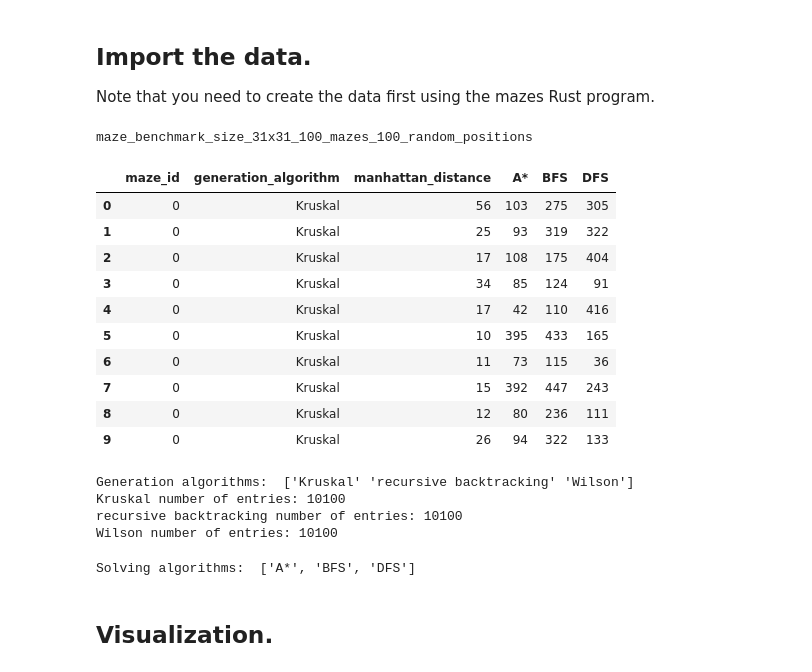
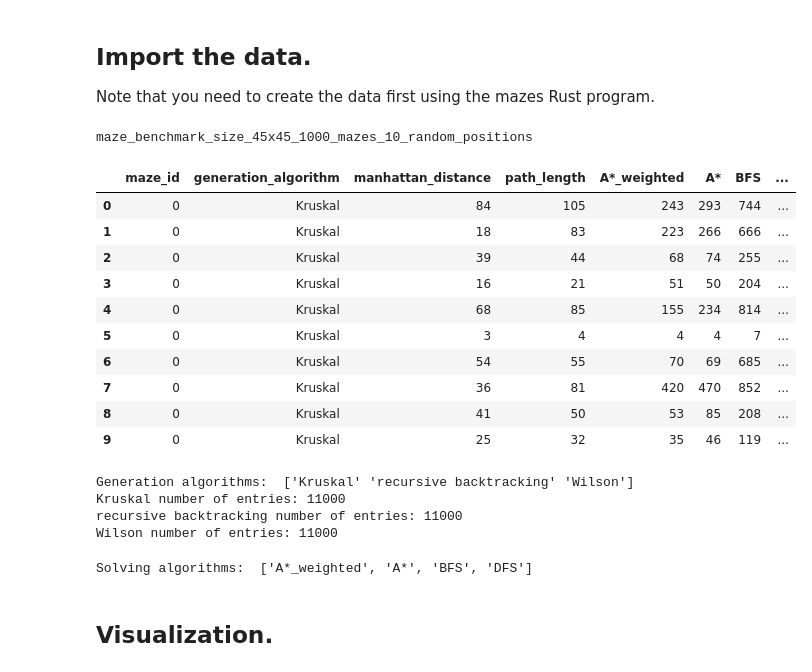
Before and after one commit to startbit96/mazes, a Jupyter notebook: benchmark_analysis/analysis.ipynb, the cells around one changed output. Saved outputs shown, nothing was run; the diff lists cells and outputs as text; code cells hidden in the pictures.

```diff
--- a/benchmark_analysis/analysis.ipynb
+++ b/benchmark_analysis/analysis.ipynb
@@ -9,24 +9,24 @@ import seaborn as sns
 ## Import the data.
 Note that you need to create the data first using the mazes Rust program.
 # %%
-filename = "./maze_benchmark_size_31x31_100_mazes_100_random_positions.csv"
+filename = "./maze_benchmark_size_45x45_1000_mazes_10_random_positions.csv"
 benchmark_name = filename[2:-4]
 print(benchmark_name)
 df = pd.read_csv(filename, delimiter=';')
 df.head(10)
 # %% [output]
-maze_benchmark_size_31x31_100_mazes_100_random_positions
+maze_benchmark_size_45x45_1000_mazes_10_random_positions
-|  | maze_id | generation_algorithm | manhattan_distance | A* | BFS | DFS |
-| 0 | 0 | Kruskal | 56 | 103 | 275 | 305 |
-| 1 | 0 | Kruskal | 25 | 93 | 319 | 322 |
-| 2 | 0 | Kruskal | 17 | 108 | 175 | 404 |
-| 3 | 0 | Kruskal | 34 | 85 | 124 | 91 |
-| 4 | 0 | Kruskal | 17 | 42 | 110 | 416 |
-| 5 | 0 | Kruskal | 10 | 395 | 433 | 165 |
-| 6 | 0 | Kruskal | 11 | 73 | 115 | 36 |
-| 7 | 0 | Kruskal | 15 | 392 | 447 | 243 |
-| 8 | 0 | Kruskal | 12 | 80 | 236 | 111 |
-| 9 | 0 | Kruskal | 26 | 94 | 322 | 133 |
+|  | maze_id | generation_algorithm | manhattan_distance | path_length | A*_weighted | A* | BFS | ... |
+| 0 | 0 | Kruskal | 84 | 105 | 243 | 293 | 744 | ... |
+| 1 | 0 | Kruskal | 18 | 83 | 223 | 266 | 666 | ... |
+| 2 | 0 | Kruskal | 39 | 44 | 68 | 74 | 255 | ... |
+| 3 | 0 | Kruskal | 16 | 21 | 51 | 50 | 204 | ... |
+| 4 | 0 | Kruskal | 68 | 85 | 155 | 234 | 814 | ... |
+| 5 | 0 | Kruskal | 3 | 4 | 4 | 4 | 7 | ... |
+| 6 | 0 | Kruskal | 54 | 55 | 70 | 69 | 685 | ... |
+| 7 | 0 | Kruskal | 36 | 81 | 420 | 470 | 852 | ... |
+| 8 | 0 | Kruskal | 41 | 50 | 53 | 85 | 208 | ... |
+| 9 | 0 | Kruskal | 25 | 32 | 35 | 46 | 119 | ... |
 # %%
 generation_algorithms = df["generation_algorithm"].unique()
 print("Generation algorithms: ", generation_algorithms)
@@ -34,14 +34,14 @@ for generation_algorithm in generation_algorithms:
     print(generation_algorithm, "number of entries:", df[df["generation_algorithm"] == generation_algorithm].shape[0])
 # %% [output]
 Generation algorithms:  ['Kruskal' 'recursive backtracking' 'Wilson']
-Kruskal number of entries: 10100
-recursive backtracking number of entries: 10100
-Wilson number of entries: 10100
+Kruskal number of entries: 11000
+recursive backtracking number of entries: 11000
+Wilson number of entries: 11000
 # %%
-solving_algorithms = [x for x in list(df.keys()) if x not in ['maze_id', 'generation_algorithm', 'manhattan_distance']]
+solving_algorithms = [x for x in list(df.keys()) if x not in ["maze_id", "generation_algorithm", "manhattan_distance", "path_length"]]
 print("Solving algorithms: ", solving_algorithms)
 # %% [output]
-Solving algorithms:  ['A*', 'BFS', 'DFS']
+Solving algorithms:  ['A*_weighted', 'A*', 'BFS', 'DFS']
 # %% [markdown]
 ## Visualization.
 # %%
```
Also changed, not shown: parts of 1 cell of this notebook, 6 other files.
